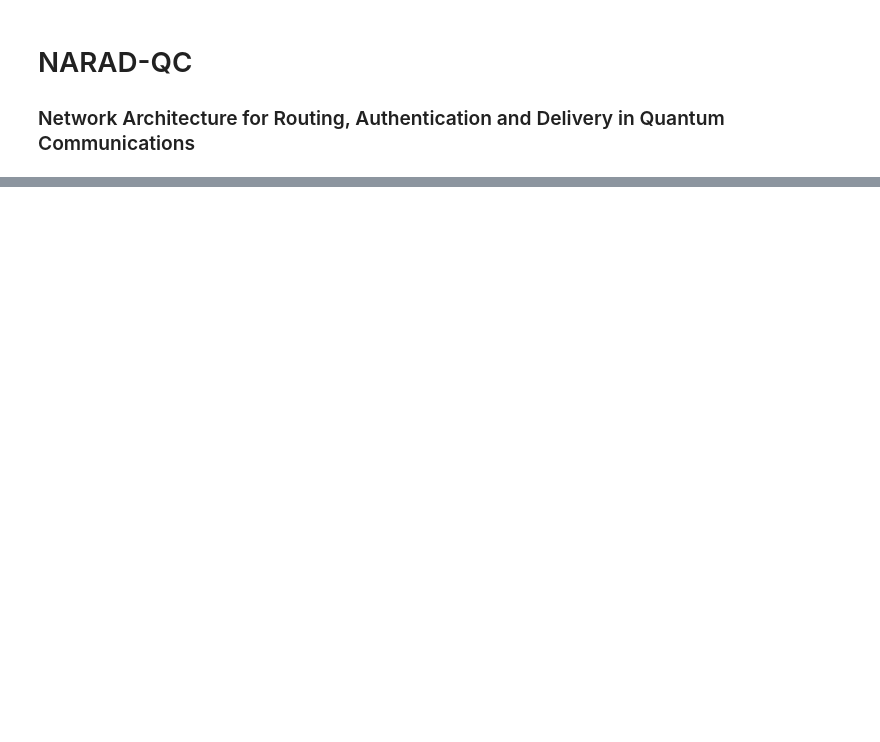
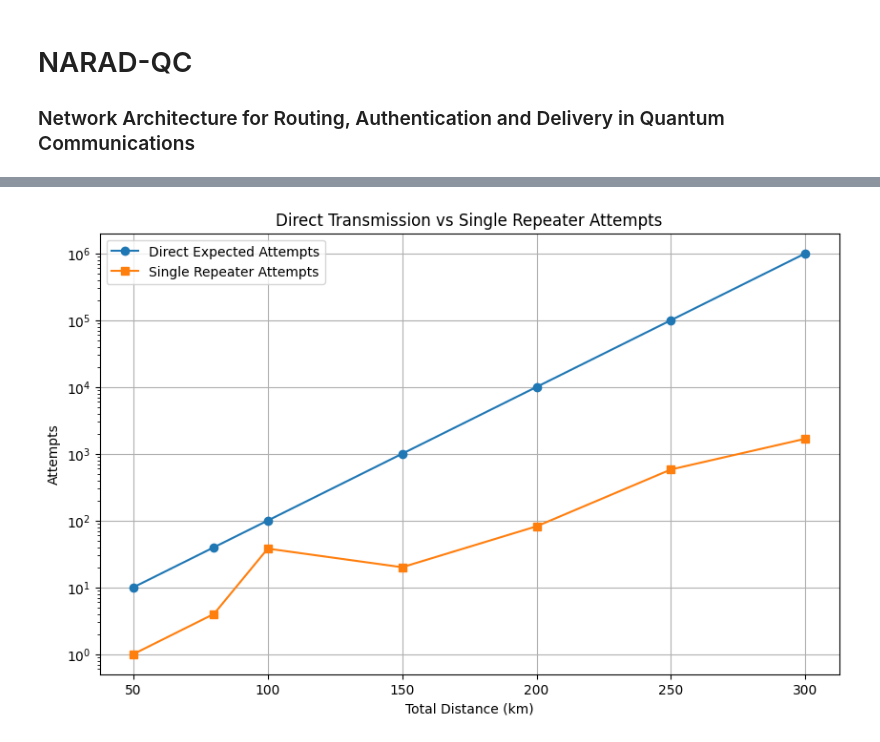
Before and after one commit to Vishesh-Goyal7/NARAD-QC, a Jupyter notebook: NARAD_QC.ipynb, the cells around one changed output, grey strips where cells are left out. Drawn from its saved outputs; the diff is of its cells as text; code cells hidden in the pictures; blank space fills up the shorter version.

```diff
--- a/NARAD_QC.ipynb
+++ b/NARAD_QC.ipynb
@@ -1113,0 +1627,35 @@ df_distance_sweep.to_csv("distance_sweep_results.csv", index=False)
+# %%
+# @title Direct Expected Attempts vs Repeater Attempts
+
+plt.figure(figsize=(10, 6))
+
+plt.plot(
+    df_phase2_single_repeater["Distance (km)"],
+    df_phase2_single_repeater["Direct Expected Attempts"],
+    marker="o",
+    label="Direct Expected Attempts"
+)
+
+plt.plot(
+    df_phase2_single_repeater["Distance (km)"],
+    df_phase2_single_repeater["Repeater Global Attempts"],
+    marker="s",
+    label="Single Repeater Attempts"
+)
+
+plt.xlabel("Total Distance (km)")
+plt.ylabel("Attempts")
+plt.title("Direct Transmission vs Single Repeater Attempts")
+plt.yscale("log")
+plt.legend()
+plt.grid(True)
+
+plt.savefig(
+    "Phase 2 Direct vs Repeater Attempts.png",
+    dpi=300,
+    bbox_inches="tight"
+)
+
+plt.show()
+# %% [output]
+[figure, added]
```
Also changed, not shown: parts of 29 cells of this notebook.
